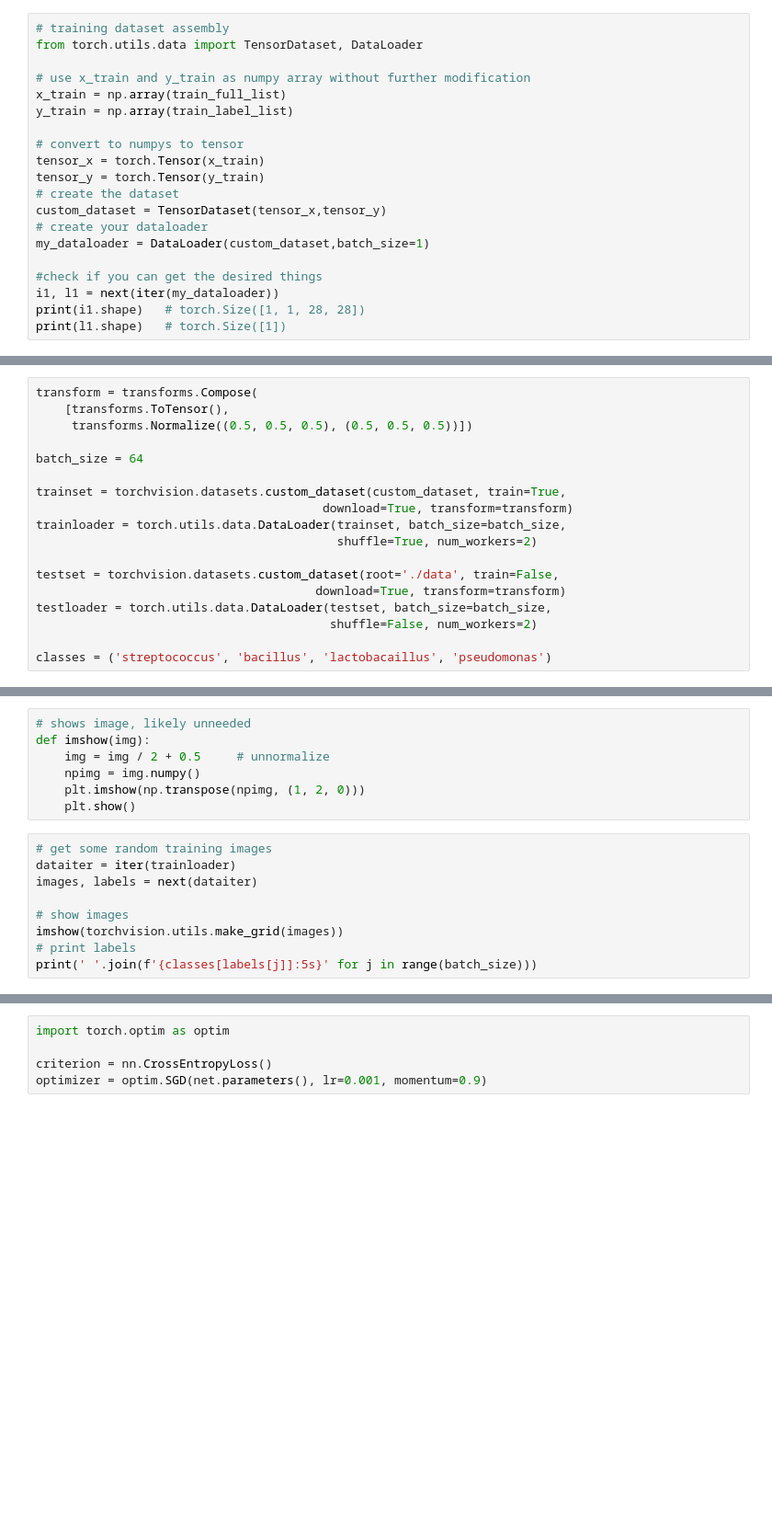
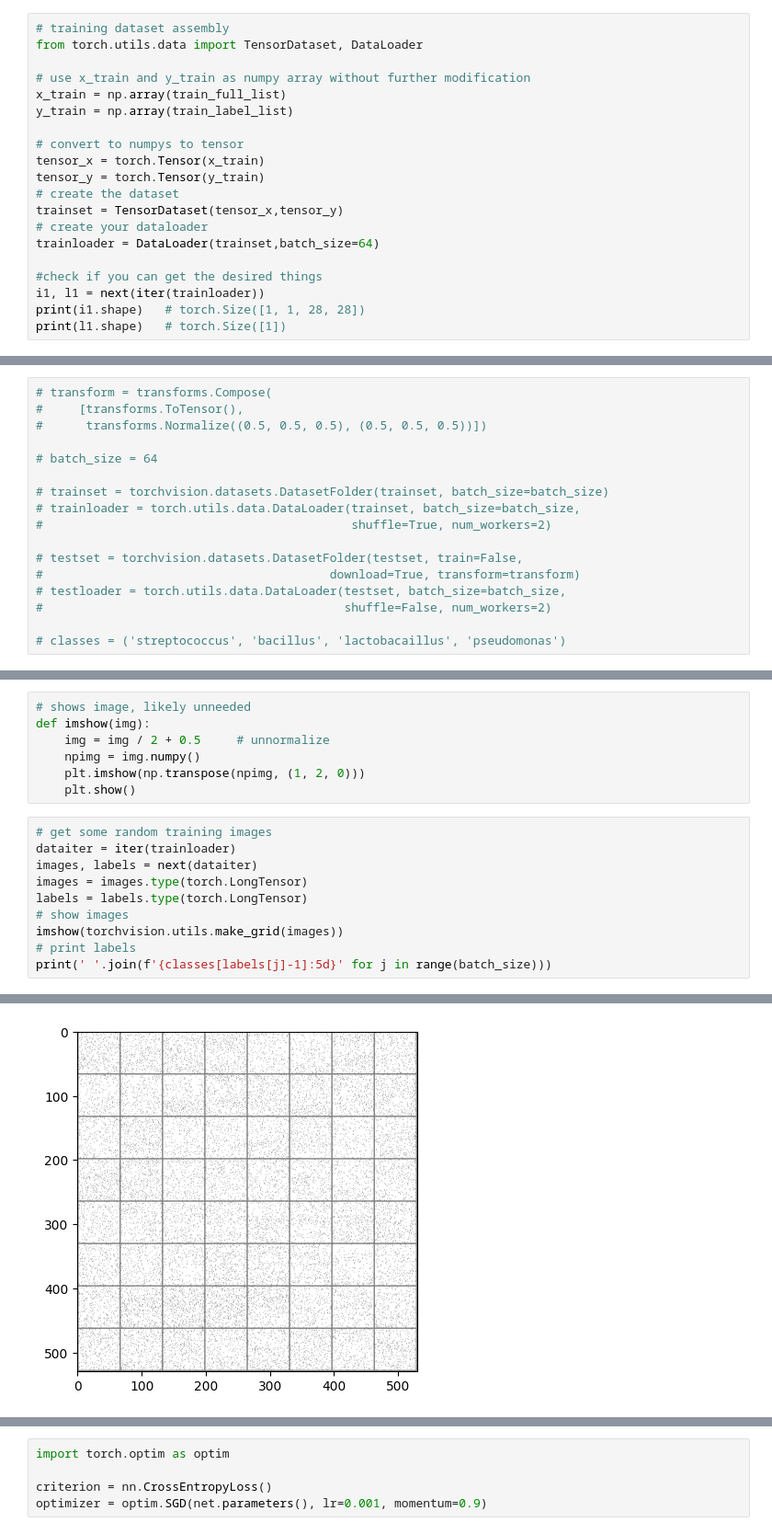
Before and after one commit to staplemage/stmath-493-pnnl-project-main-new, a Jupyter notebook: jupyternotebookarchitecture.ipynb, the cells around one changed output, grey strips where cells are left out. Shown at 92% size. Cells and saved outputs as stored; diff of their text form; blank space fills up the shorter version.

```diff
--- a/jupyternotebookarchitecture.ipynb
+++ b/jupyternotebookarchitecture.ipynb
@@ -123,12 +129,12 @@ y_train = np.array(train_label_list)
 tensor_x = torch.Tensor(x_train)
 tensor_y = torch.Tensor(y_train)
 # create the dataset
-custom_dataset = TensorDataset(tensor_x,tensor_y)
+trainset = TensorDataset(tensor_x,tensor_y)
 # create your dataloader
-my_dataloader = DataLoader(custom_dataset,batch_size=1)
+trainloader = DataLoader(trainset,batch_size=64)
 
 #check if you can get the desired things
-i1, l1 = next(iter(my_dataloader))
+i1, l1 = next(iter(trainloader))
 print(i1.shape)   # torch.Size([1, 1, 28, 28])
 print(l1.shape)   # torch.Size([1])
 # %% [output]
@@ -158,21 +170,20 @@ NameError: name 'np' is not defined
 # %%
-transform = transforms.Compose(
-    [transforms.ToTensor(),
-     transforms.Normalize((0.5, 0.5, 0.5), (0.5, 0.5, 0.5))])
+# transform = transforms.Compose(
+#     [transforms.ToTensor(),
+#      transforms.Normalize((0.5, 0.5, 0.5), (0.5, 0.5, 0.5))])
 
-batch_size = 64
+# batch_size = 64
 
-trainset = torchvision.datasets.custom_dataset(custom_dataset, train=True,
-                                        download=True, transform=transform)
-trainloader = torch.utils.data.DataLoader(trainset, batch_size=batch_size,
-                                          shuffle=True, num_workers=2)
+# trainset = torchvision.datasets.DatasetFolder(trainset, batch_size=batch_size)
+# trainloader = torch.utils.data.DataLoader(trainset, batch_size=batch_size,
+#                                           shuffle=True, num_workers=2)
 
-testset = torchvision.datasets.custom_dataset(root='./data', train=False,
-                                       download=True, transform=transform)
-testloader = torch.utils.data.DataLoader(testset, batch_size=batch_size,
-                                         shuffle=False, num_workers=2)
+# testset = torchvision.datasets.DatasetFolder(testset, train=False,
+#                                        download=True, transform=transform)
+# testloader = torch.utils.data.DataLoader(testset, batch_size=batch_size,
+#                                          shuffle=False, num_workers=2)
 
-classes = ('streptococcus', 'bacillus', 'lactobacaillus', 'pseudomonas')
+# classes = ('streptococcus', 'bacillus', 'lactobacaillus', 'pseudomonas')
 # %%
 import matplotlib.pyplot as plt
 import numpy as np
@@ -187,8 +202,10 @@ def imshow(img):
 # get some random training images
 dataiter = iter(trainloader)
 images, labels = next(dataiter)
-
+images = images.type(torch.LongTensor)
+labels = labels.type(torch.LongTensor)
 # show images
 imshow(torchvision.utils.make_grid(images))
 # print labels
-print(' '.join(f'{classes[labels[j]]:5s}' for j in range(batch_size)))
+print(' '.join(f'{classes[labels[j]-1]:5d}' for j in range(batch_size)))
+# %% [output]
@@ -194,0 +213 @@ print(' '.join(f'{classes[labels[j]]:5s}' for j in range(batch_size)))
+[figure, added]
```
Also changed, not shown: parts of 19 cells of this notebook, 1 other file.
